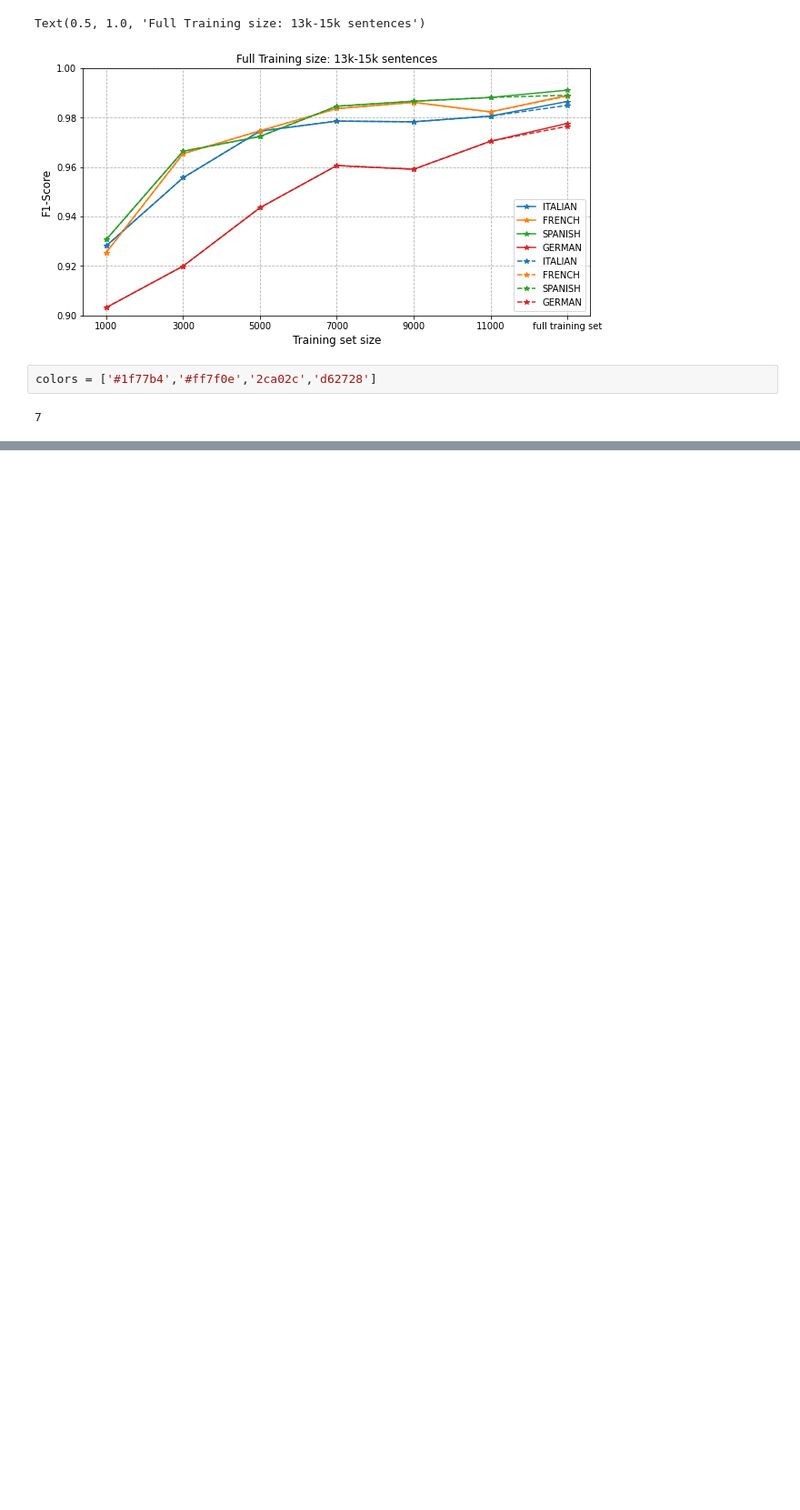
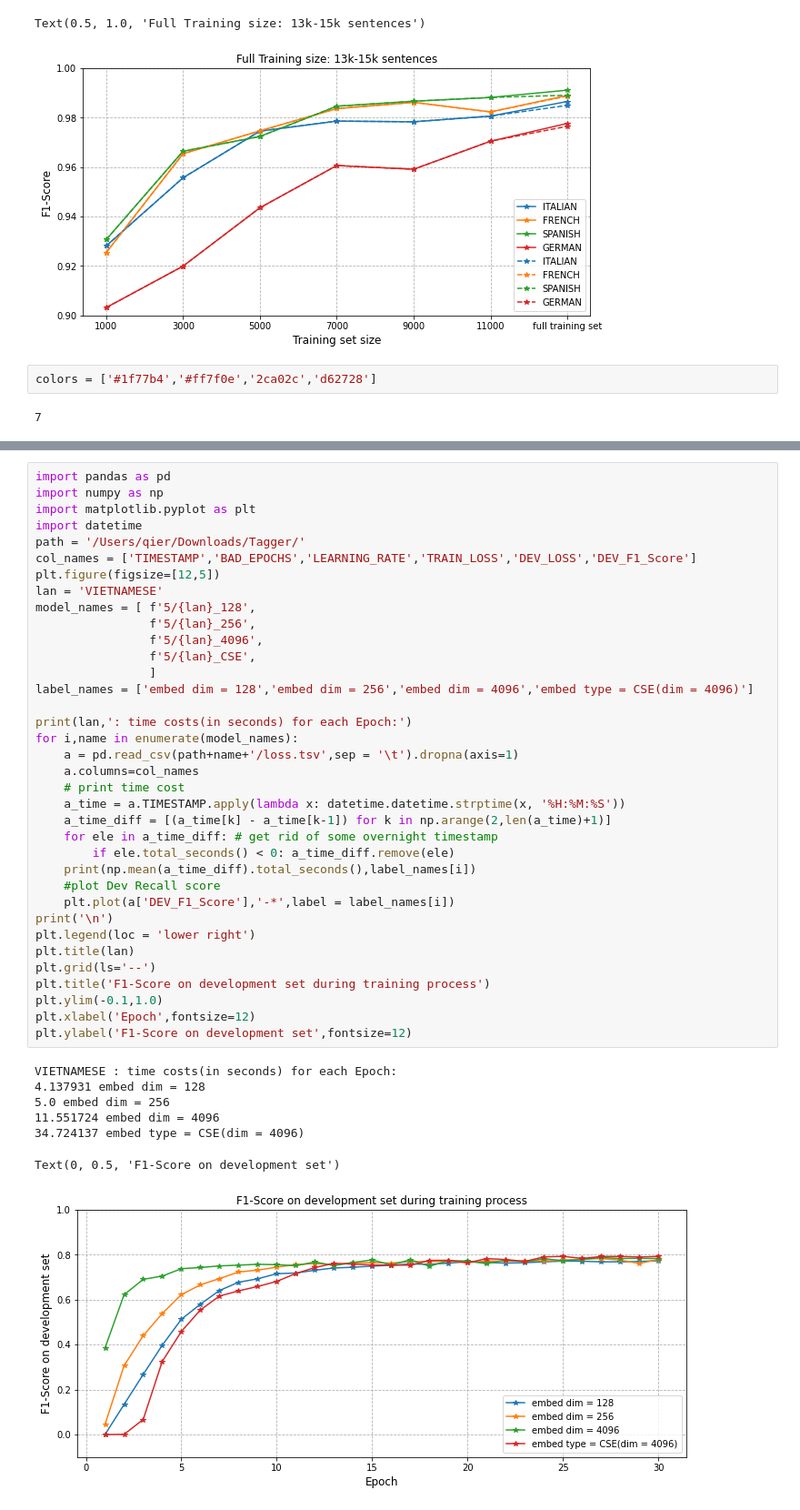
Before and after one commit to wuqi0704/MasterThesis_Tokenization, a Jupyter notebook: flair/plots.ipynb, the cells around one changed output, grey strips where cells are left out. Shown at 91% size. Cells and saved outputs as stored; diff of their text form; blank space fills up the shorter version.

```diff
--- a/flair/plots.ipynb
+++ b/flair/plots.ipynb
@@ -707,0 +710,44 @@ CHINESE : time costs(in seconds) for each Epoch:
+# %%
+import pandas as pd
+import numpy as np
+import matplotlib.pyplot as plt
+import datetime
+path = '/Users/qier/Downloads/Tagger/'
+col_names = ['TIMESTAMP','BAD_EPOCHS','LEARNING_RATE','TRAIN_LOSS','DEV_LOSS','DEV_F1_Score']
+plt.figure(figsize=[12,5])
+lan = 'VIETNAMESE'
+model_names = [ f'5/{lan}_128',
+                f'5/{lan}_256',
+                f'5/{lan}_4096',
+                f'5/{lan}_CSE',
+                ]
+label_names = ['embed dim = 128','embed dim = 256','embed dim = 4096','embed type = CSE(dim = 4096)']
+
+print(lan,': time costs(in seconds) for each Epoch:')
+for i,name in enumerate(model_names):
+    a = pd.read_csv(path+name+'/loss.tsv',sep = '\t').dropna(axis=1)
+    a.columns=col_names
+    # print time cost
+    a_time = a.TIMESTAMP.apply(lambda x: datetime.datetime.strptime(x, '%H:%M:%S'))
+    a_time_diff = [(a_time[k] - a_time[k-1]) for k in np.arange(2,len(a_time)+1)]
+    for ele in a_time_diff: # get rid of some overnight timestamp
+        if ele.total_seconds() < 0: a_time_diff.remove(ele)
+    print(np.mean(a_time_diff).total_seconds(),label_names[i])
+    #plot Dev Recall score
+    plt.plot(a['DEV_F1_Score'],'-*',label = label_names[i])
+print('\n')
+plt.legend(loc = 'lower right')
+plt.title(lan)
+plt.grid(ls='--')
+plt.title('F1-Score on development set during training process')
+plt.ylim(-0.1,1.0)
+plt.xlabel('Epoch',fontsize=12)
+plt.ylabel('F1-Score on development set',fontsize=12)
+# %% [output]
+VIETNAMESE : time costs(in seconds) for each Epoch:
+4.137931 embed dim = 128
+5.0 embed dim = 256
+11.551724 embed dim = 4096
+34.724137 embed type = CSE(dim = 4096)
+Text(0, 0.5, 'F1-Score on development set')
+[figure, added]
```
Also changed, not shown: parts of 1 cell of this notebook, 1 other file.
